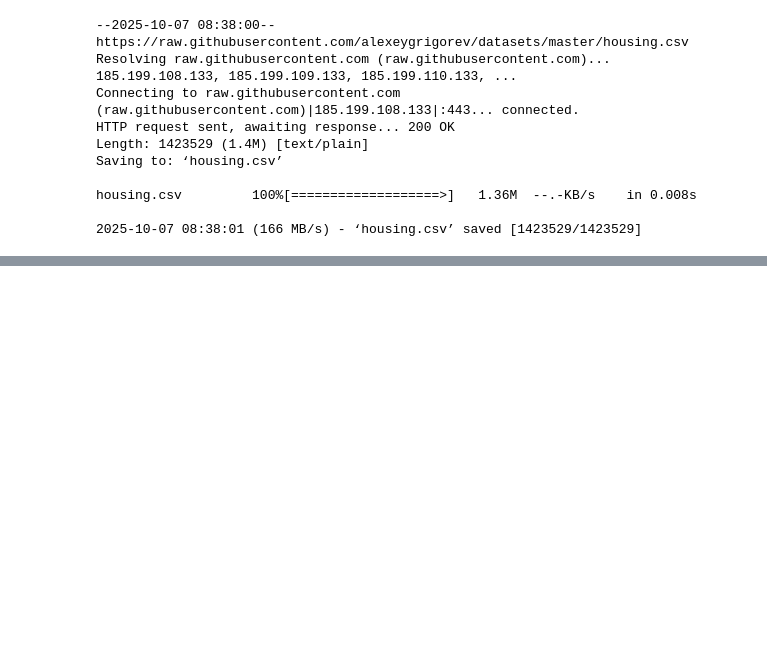
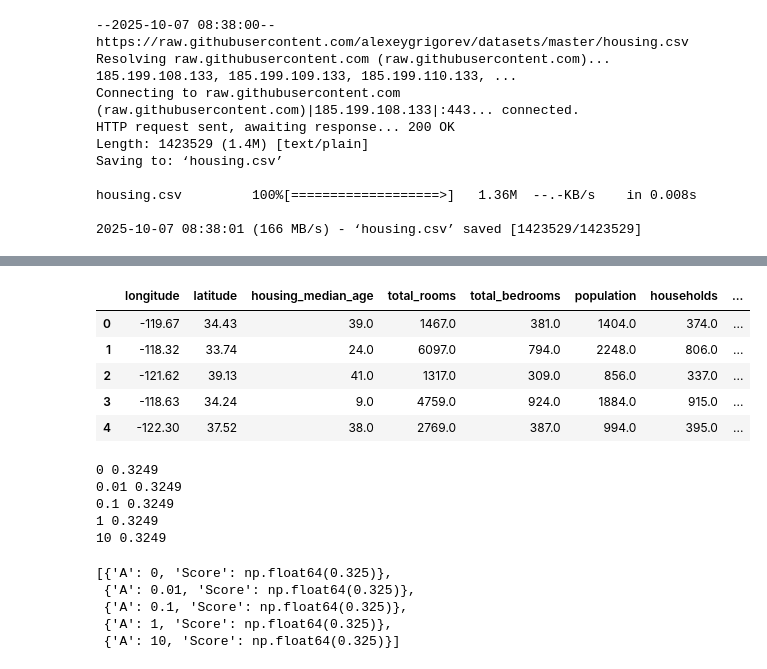
Before and after one commit to Kolinhtetwin/machine_learning_bootcamp, a Jupyter notebook: 03-classification/2024/Untitled.ipynb, the cells around one changed output, grey strips where cells are left out. Drawn from its saved outputs; the diff is of its cells as text; code cells hidden in the pictures; blank space fills up the shorter version.

```diff
--- a/03-classification/2024/Untitled.ipynb
+++ b/03-classification/2024/Untitled.ipynb
@@ -34,0 +386,11 @@ from sklearn.model_selection import train_test_split
+# %%
+data['median_house_value'] = np.log1p(data['median_house_value'])
+# %%
+df_full_train, df_test = train_test_split(data, test_size = 0.2, random_state = 42)
+df_train, df_val = train_test_split(df_full_train, test_size = 0.25, random_state = 42)
+
+assert len(data) == len(df_train)+len(df_val)+len(df_test)
+# %%
+df_train = df_train.reset_index(drop=True)
+df_val = df_val.reset_index(drop=True)
+df_test = df_test.reset_index(drop=True)
@@ -34,0 +401,13 @@ from sklearn.model_selection import train_test_split
+# %%
+df_train = df_train.drop(columns = ['median_house_value' , 'above_average'] ,axis =1)
+df_val = df_val.drop(columns = ['median_house_value' , 'above_average'] ,axis =1)
+df_test = df_test.drop(columns = ['median_house_value' , 'above_average'] ,axis =1)
+# %%
+df_train.head()
+# %% [output]
+|  | longitude | latitude | housing_median_age | total_rooms | total_bedrooms | population | households | ... |
+| 0 | -119.67 | 34.43 | 39.0 | 1467.0 | 381.0 | 1404.0 | 374.0 | ... |
+| 1 | -118.32 | 33.74 | 24.0 | 6097.0 | 794.0 | 2248.0 | 806.0 | ... |
+| 2 | -121.62 | 39.13 | 41.0 | 1317.0 | 309.0 | 856.0 | 337.0 | ... |
+| 3 | -118.63 | 34.24 | 9.0 | 4759.0 | 924.0 | 1884.0 | 915.0 | ... |
+| 4 | -122.30 | 37.52 | 38.0 | 2769.0 | 387.0 | 994.0 | 395.0 | ... |
@@ -34,0 +425,25 @@ from sklearn.model_selection import train_test_split
+# %%
+#@ RIDGE REGRESSION IMPLEMENTATION:
+for a in [0, 0.01, 0.1, 1, 10]:
+    model = Ridge(alpha=a, solver="sag", random_state=42)
+    model.fit(X_train, y_train)
+
+    y_pred = model.predict(X_val)
+
+    score = np.sqrt(mean_squared_error(y_val, y_pred))
+
+    print(a, round(score, 4))
+# %% [output]
+0 0.3249
+0.01 0.3249
+0.1 0.3249
+1 0.3249
+10 0.3249
+# %%
+results
+# %% [output]
+[{'A': 0, 'Score': np.float64(0.325)},
+ {'A': 0.01, 'Score': np.float64(0.325)},
+ {'A': 0.1, 'Score': np.float64(0.325)},
+ {'A': 1, 'Score': np.float64(0.325)},
+ {'A': 10, 'Score': np.float64(0.325)}]
```
Also changed, not shown: parts of 40 cells of this notebook, 1 other file.
